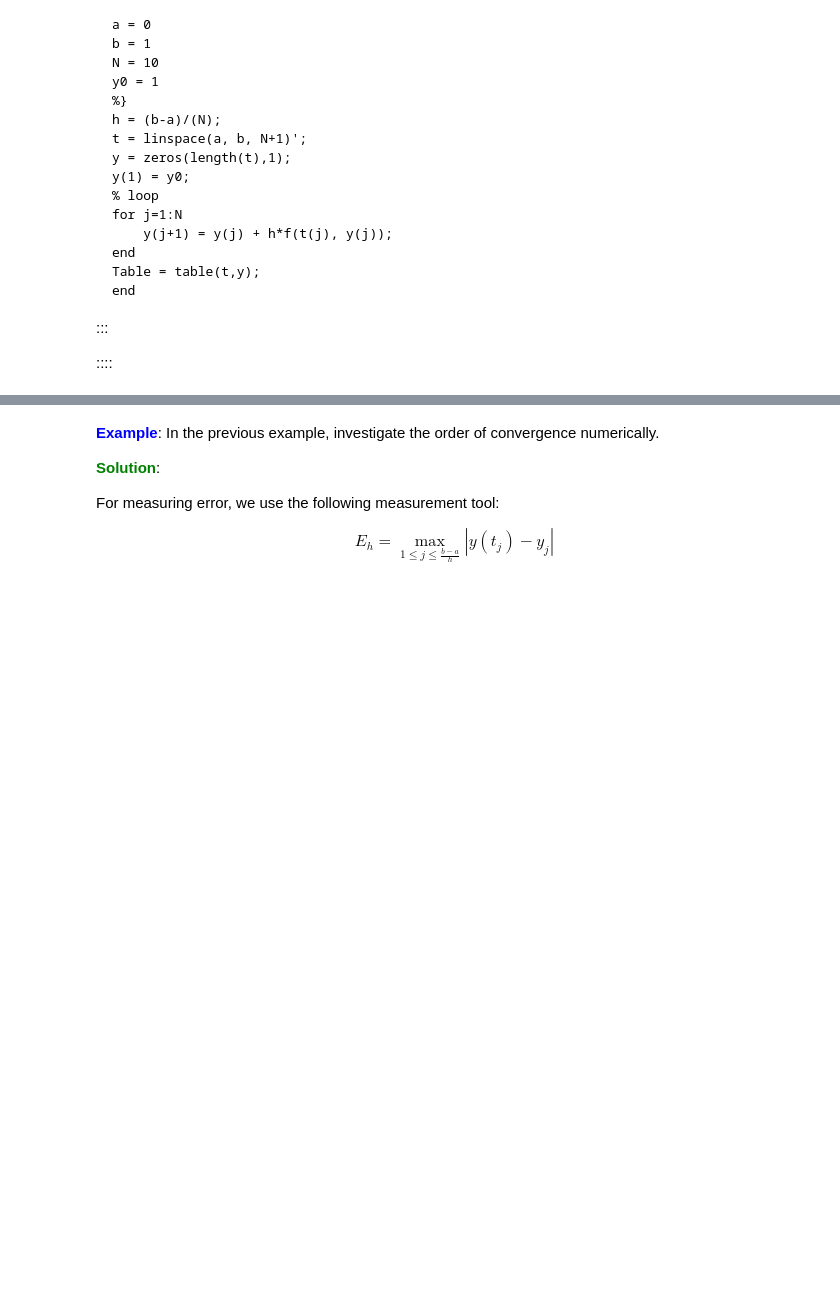
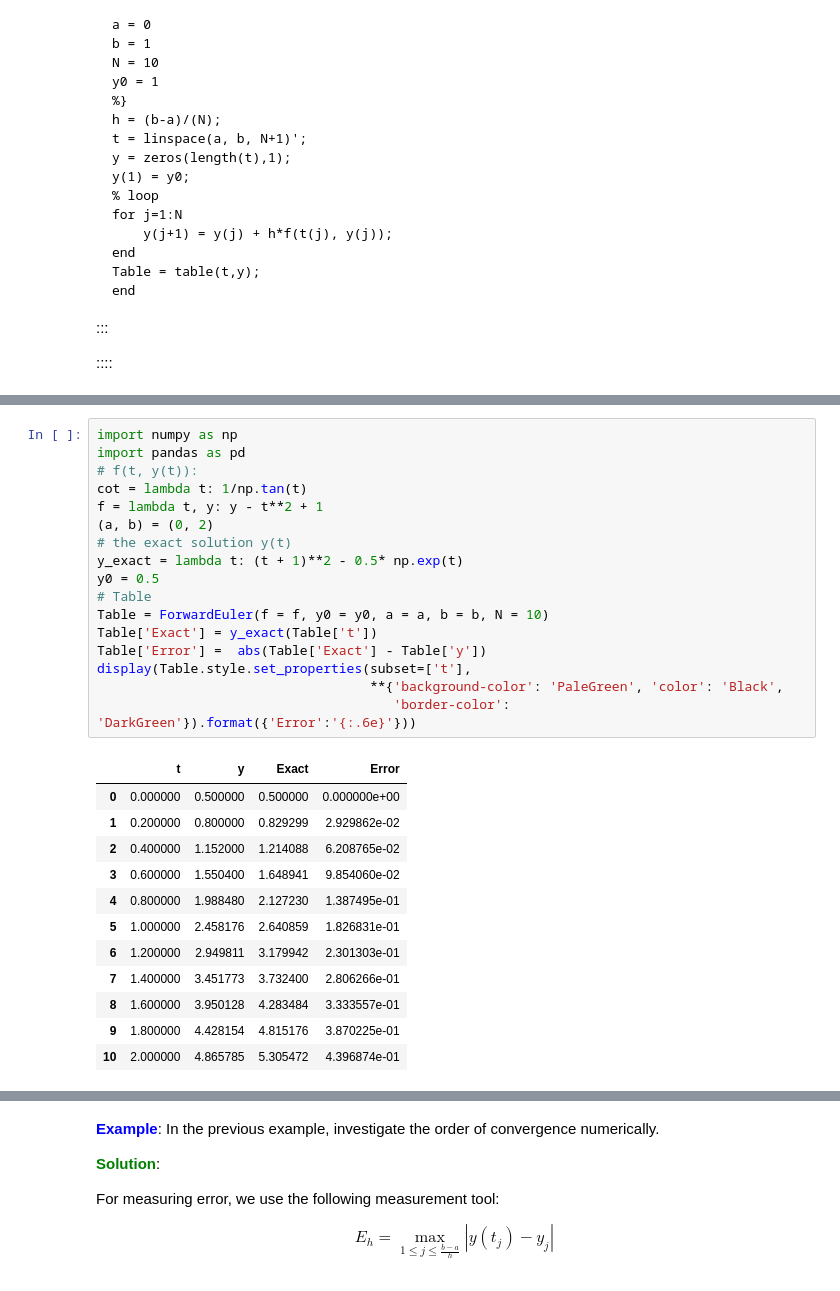
Before and after one commit to HatefDastour/hatefdastour.github.io, a Jupyter notebook: _notes/Numerical_Analysis/_sources/chapter_06/FirstOrder_methods.ipynb, the cells around one changed output, grey strips where cells are left out. Saved outputs shown, nothing was run; the diff lists cells and outputs as text; blank space fills up the shorter version.

```diff
--- a/_notes/Numerical_Analysis/_sources/chapter_06/FirstOrder_methods.ipynb
+++ b/_notes/Numerical_Analysis/_sources/chapter_06/FirstOrder_methods.ipynb
@@ -214,0 +383,30 @@ Assume that $w_0$, $w_1$, ..., $w_N$ are the approximations generated by Euler's
+# %%
+import numpy as np
+import pandas as pd
+# f(t, y(t)):
+cot = lambda t: 1/np.tan(t)
+f = lambda t, y: y - t**2 + 1
+(a, b) = (0, 2)
+# the exact solution y(t)
+y_exact = lambda t: (t + 1)**2 - 0.5* np.exp(t)
+y0 = 0.5
+# Table
+Table = ForwardEuler(f = f, y0 = y0, a = a, b = b, N = 10)
+Table['Exact'] = y_exact(Table['t'])
+Table['Error'] =  abs(Table['Exact'] - Table['y'])
+display(Table.style.set_properties(subset=['t'],
+                                   **{'background-color': 'PaleGreen', 'color': 'Black',
+                                      'border-color': 'DarkGreen'}).format({'Error':'{:.6e}'}))
+# %% [output]
+|  | t | y | Exact | Error |
+| 0 | 0.000000 | 0.500000 | 0.500000 | 0.000000e+00 |
+| 1 | 0.200000 | 0.800000 | 0.829299 | 2.929862e-02 |
+| 2 | 0.400000 | 1.152000 | 1.214088 | 6.208765e-02 |
+| 3 | 0.600000 | 1.550400 | 1.648941 | 9.854060e-02 |
+| 4 | 0.800000 | 1.988480 | 2.127230 | 1.387495e-01 |
+| 5 | 1.000000 | 2.458176 | 2.640859 | 1.826831e-01 |
+| 6 | 1.200000 | 2.949811 | 3.179942 | 2.301303e-01 |
+| 7 | 1.400000 | 3.451773 | 3.732400 | 2.806266e-01 |
+| 8 | 1.600000 | 3.950128 | 4.283484 | 3.333557e-01 |
+| 9 | 1.800000 | 4.428154 | 4.815176 | 3.870225e-01 |
+| 10 | 2.000000 | 4.865785 | 5.305472 | 4.396874e-01 |
```
Also changed, not shown: parts of 17 cells of this notebook, 56 other files.
